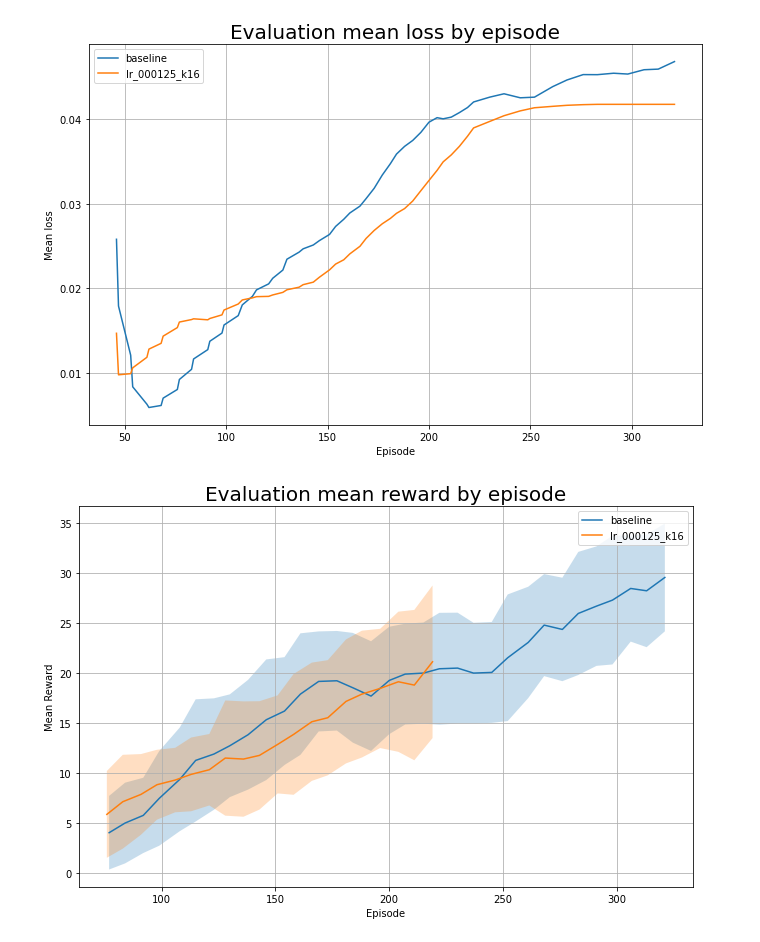
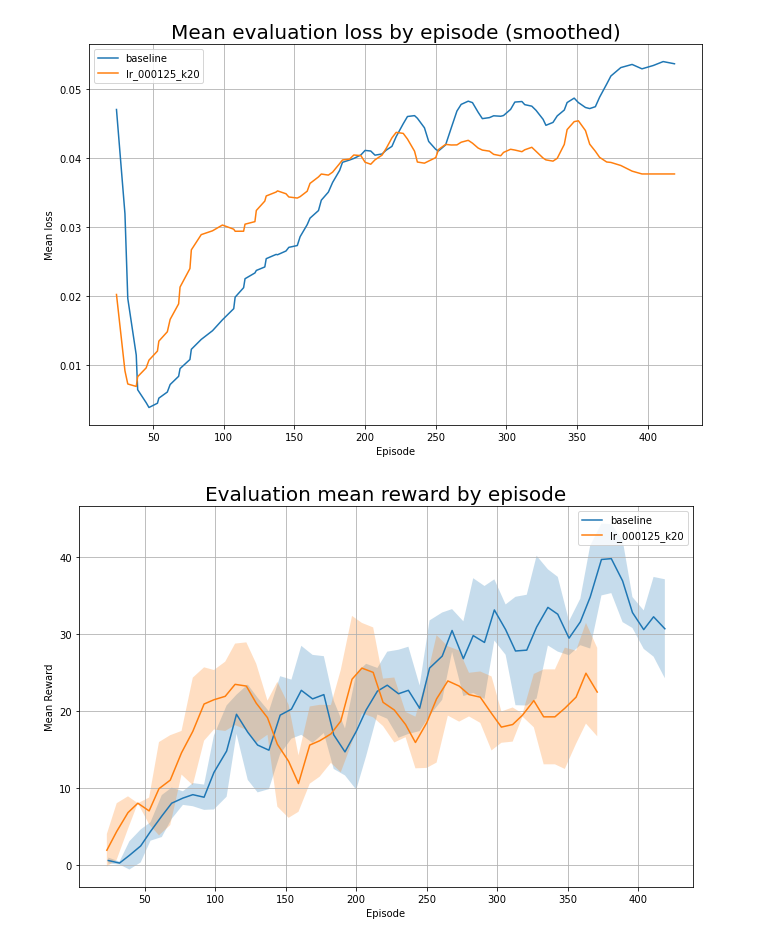
Before and after one commit to NiftyNico/DiamondsInTheRough, a Jupyter notebook: log_parser/20201203_sm_tuning.ipynb, the cells around one changed output. Drawn from its saved outputs; the diff is of its cells as text; code cells hidden in the pictures.

```diff
--- a/log_parser/20201203_sm_tuning.ipynb
+++ b/log_parser/20201203_sm_tuning.ipynb
@@ -12,8 +12,8 @@ experiments = {
 #    'k_16': 'result/85a45807b34265153c1859459809b9d49691a674-653f3a8f-ea8043ef/',
 #    'lr_0002': 'lr-0.0002/85a45807b34265153c1859459809b9d49691a674-653f3a8f-d16ce028/',
 #    'lr_0002_long': 'lr-0.0002_long/85a45807b34265153c1859459809b9d49691a674-653f3a8f-bc8811fd/',
-    'lr_000125_k16': 'result/85a45807b34265153c1859459809b9d49691a674-653f3a8f-9f5c89e5/',
-#    'lr_000125_k20': 'lr-0.000125_k20/85a45807b34265153c1859459809b9d49691a674-653f3a8f-08eddedb/'
+#    'lr_000125_k16': 'result/85a45807b34265153c1859459809b9d49691a674-653f3a8f-9f5c89e5/',
+    'lr_000125_k20': 'lr-0.000125_k20/85a45807b34265153c1859459809b9d49691a674-653f3a8f-08eddedb/'
 
 }
 
@@ -91,5 +91,5 @@ ax.grid()
 # %%
-window = 10
+window = 50
 
 fig, ax = plt.subplots(figsize=(11,7))
 
@@ -118,15 +118,15 @@ for name, path in experiments.items():
     eval_q_values = pd.concat([eval_q_values, df['average_q'].rename(name)], axis=1)
     eval_rewards = pd.concat([eval_rewards, df['mean'].rename(name)], axis=1)
 # %%
-window = 10
+window = 5
 
 fig, ax = plt.subplots(figsize=(11,7))
 
-eval_losses[:70].interpolate().rolling(window).mean().plot(ax=ax)
+eval_losses[:100].interpolate().rolling(window).mean().plot(ax=ax)
 
-ax.set_title("Evaluation mean loss by episode", fontsize=20)
+ax.set_title("Evaluation: mean loss by episode (smoothed)", fontsize=20)
 ax.set_xlabel('Episode')
 ax.set_ylabel('Mean loss')
 ax.grid()
 # %% [output]
-[figure, old version]
+[figure, new version]
@@ -136,28 +133,28 @@ ax.grid()
 # %%
 fig, ax = plt.subplots(figsize=(11,7))
 
 # unsmoothed
 #eval_rewards[:70].interpolate().plot(ax=ax)
 
 # # smoothed versions
 # window = 3
 # eval_rewards[:30].rolling(window, min_periods=1).mean().plot(ax=ax)
 
-window = 10
-for name, series in eval_rewards[:70].iteritems():
+window = 3
+for name, series in eval_rewards[:100].iteritems():
     series = series[series.notna()]
     mean = series.rolling(window).mean()
     sigma = series.rolling(window).std()
     ax.plot(mean, label=name)
 #     # comment out to remove standard deviation spread
     ax.fill_between(series.index.tolist(), mean+sigma, mean-sigma, alpha=0.25)
 ax.legend()
 ax.set_title("Evaluation mean reward by episode", fontsize=20)
 ax.set_xlabel('Episode')
 ax.set_ylabel('Mean Reward')
 ax.grid()
 # %% [output]
-[figure, old version]
+[figure, new version]
 # %%
 fig, ax = plt.subplots(figsize=(11,7))
 
```
Also changed, not shown: parts of 6 cells of this notebook, 1 other file.
